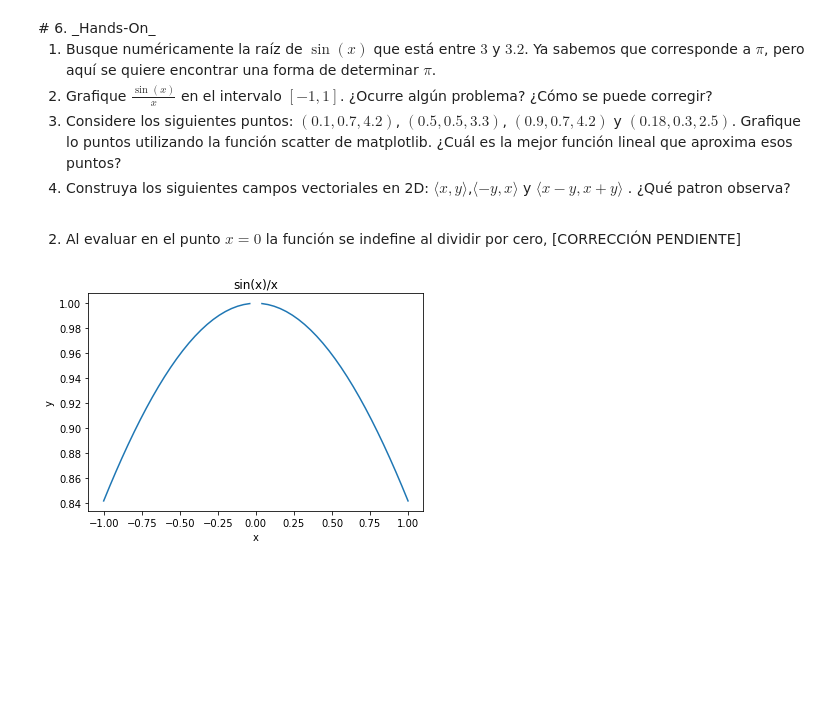
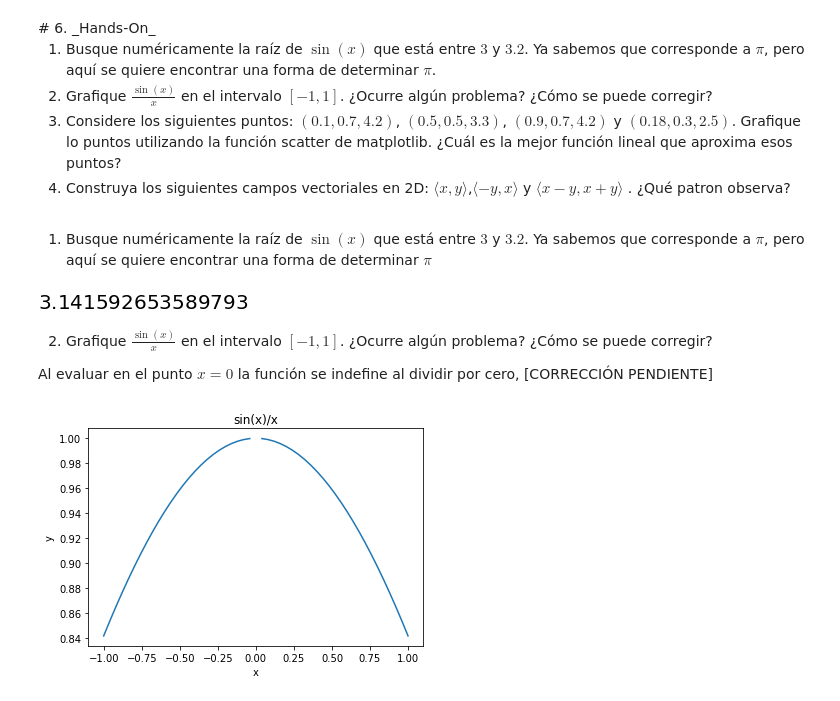
Before and after one commit to mijara/notebooks, a Jupyter notebook: Tarea_1_CC1_2017.ipynb, the cells around one changed output. Cells and saved outputs as stored; diff of their text form; code cells hidden in the pictures; blank space fills up the shorter version.

```diff
--- a/Tarea_1_CC1_2017.ipynb
+++ b/Tarea_1_CC1_2017.ipynb
@@ -363,8 +369,16 @@ plt.show()
 1. Grafique $\displaystyle{\frac{\sin(x)}{x}}$ en el intervalo $[-1,1]$. ¿Ocurre algún problema? ¿Cómo se puede corregir?
 1. Considere los siguientes puntos: $(0.1,0.7, 4.2)$, $(0.5,0.5, 3.3)$, $(0.9,0.7, 4.2)$ y $(0.18,0.3, 2.5)$. Grafique lo puntos utilizando la función scatter de matplotlib. ¿Cuál es la mejor función lineal que aproxima esos puntos?
 1. Construya los siguientes campos vectoriales en 2D: $\langle x,y\rangle$,$\langle -y,x\rangle$ y $\langle x-y,x+y\rangle$ . ¿Qué patron observa?
+# %% [markdown]
+1) Busque numéricamente la raíz de $\sin(x)$ que está entre $3$ y $3.2$. Ya sabemos que corresponde a $\pi$, pero aquí se quiere encontrar una forma de determinar $\pi$
+# %%
+sp.optimize.brentq(lambda x: np.sin(x), 3, 3.2)
+# %% [output]
+[figure, added]
 # %% [markdown]
-2) Al evaluar en el punto $x = 0$ la función se indefine al dividir por cero, [CORRECCIÓN PENDIENTE]
+2) Grafique $\displaystyle{\frac{\sin(x)}{x}}$ en el intervalo $[-1,1]$. ¿Ocurre algún problema? ¿Cómo se puede corregir?
+
+Al evaluar en el punto $x = 0$ la función se indefine al dividir por cero, [CORRECCIÓN PENDIENTE]
 # %%
 t = np.linspace(-1, 1, 51)
 
```
Also changed, not shown: parts of 18 cells of this notebook.
